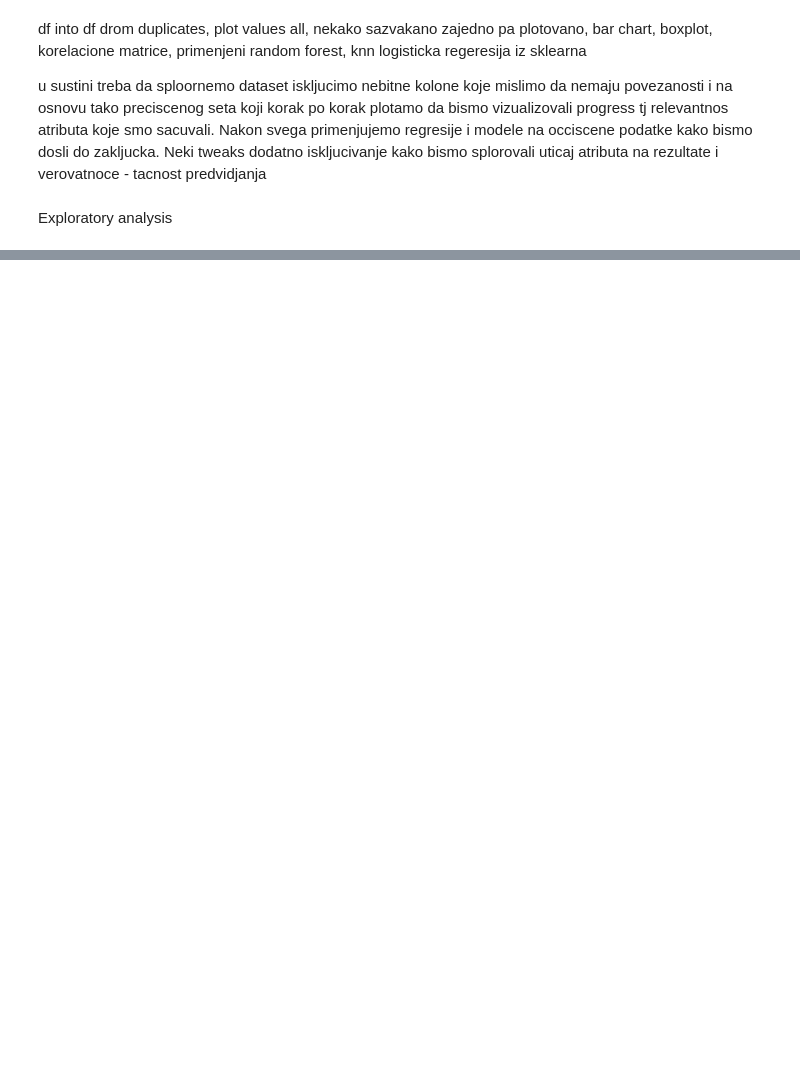
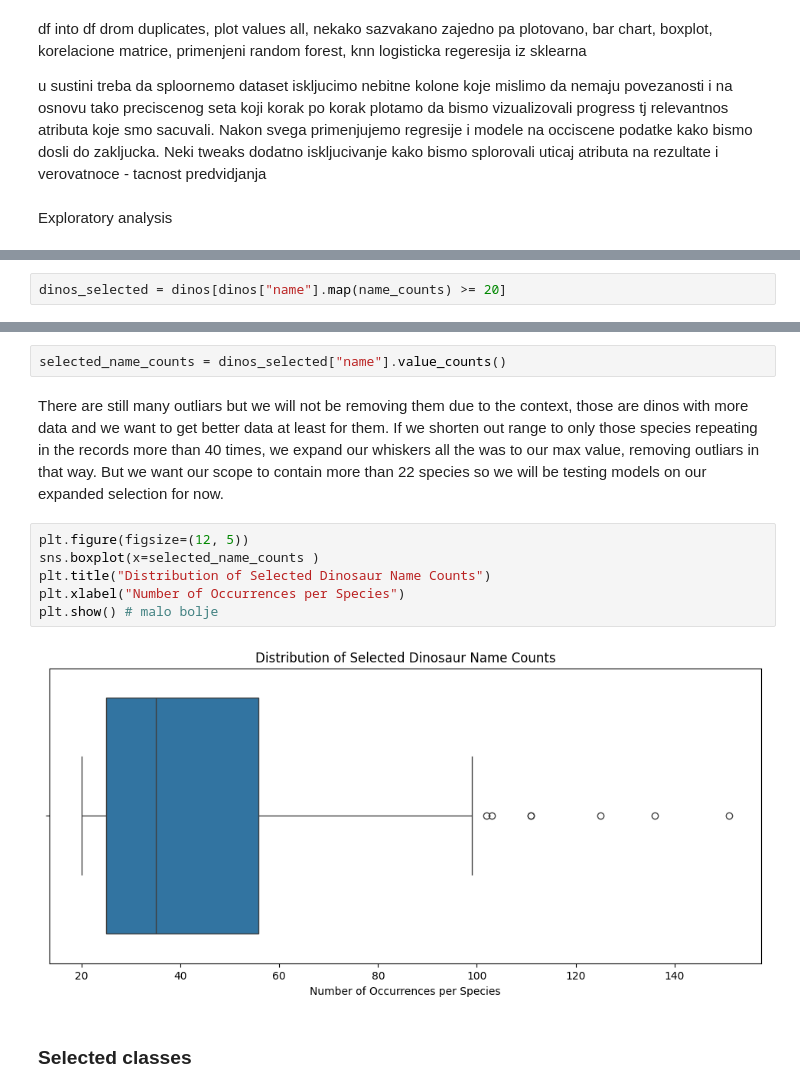
Before and after one commit to Nataliyay-Singidunum/vestacka-inteligencija, a Jupyter notebook: VI_septembar_1.ipynb, the cells around one changed output, grey strips where cells are left out. Saved outputs shown, nothing was run; the diff lists cells and outputs as text; blank space fills up the shorter version.

```diff
--- a/VI_septembar_1.ipynb
+++ b/VI_septembar_1.ipynb
@@ -95,0 +254,2 @@ Exploratory analysis
+# %%
+dinos_selected = dinos[dinos["name"].map(name_counts) >= 20]
@@ -95,0 +261,14 @@ Exploratory analysis
+# %%
+selected_name_counts = dinos_selected["name"].value_counts()
+# %% [markdown]
+There are still many outliars but we will not be removing them due to the context, those are dinos with more data and we want to get better data at least for them. If we shorten out range to only those species repeating in the records more than 40 times, we expand our whiskers all the was to our max value, removing outliars in that way. But we want our scope to contain more than 22 species so we will be testing models on our expanded selection for now.
+# %%
+plt.figure(figsize=(12, 5))
+sns.boxplot(x=selected_name_counts )
+plt.title("Distribution of Selected Dinosaur Name Counts")
+plt.xlabel("Number of Occurrences per Species")
+plt.show() # malo bolje
+# %% [output]
+[figure, added]
+# %% [markdown]
+### Selected classes
```
Also changed, not shown: parts of 60 cells of this notebook.
